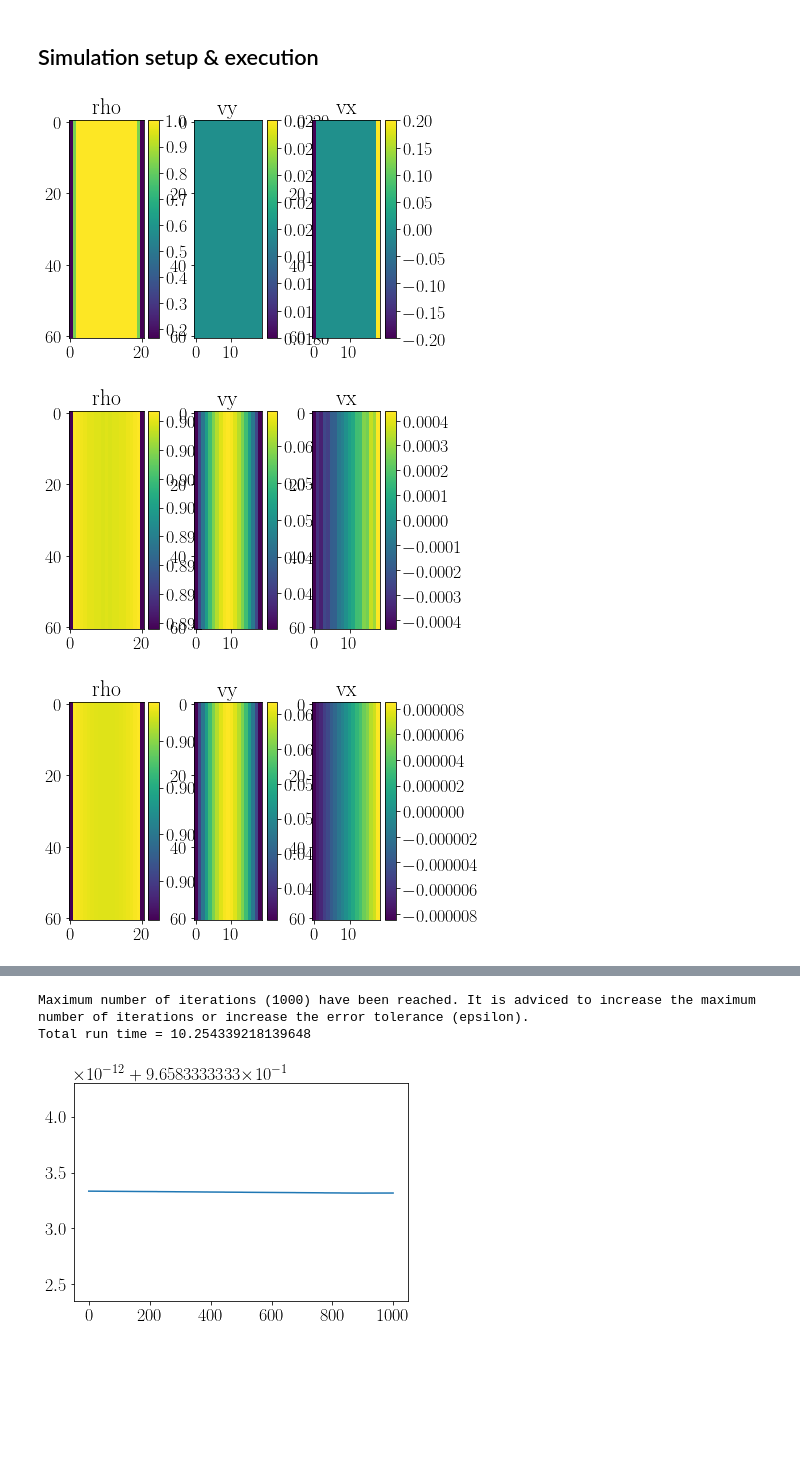
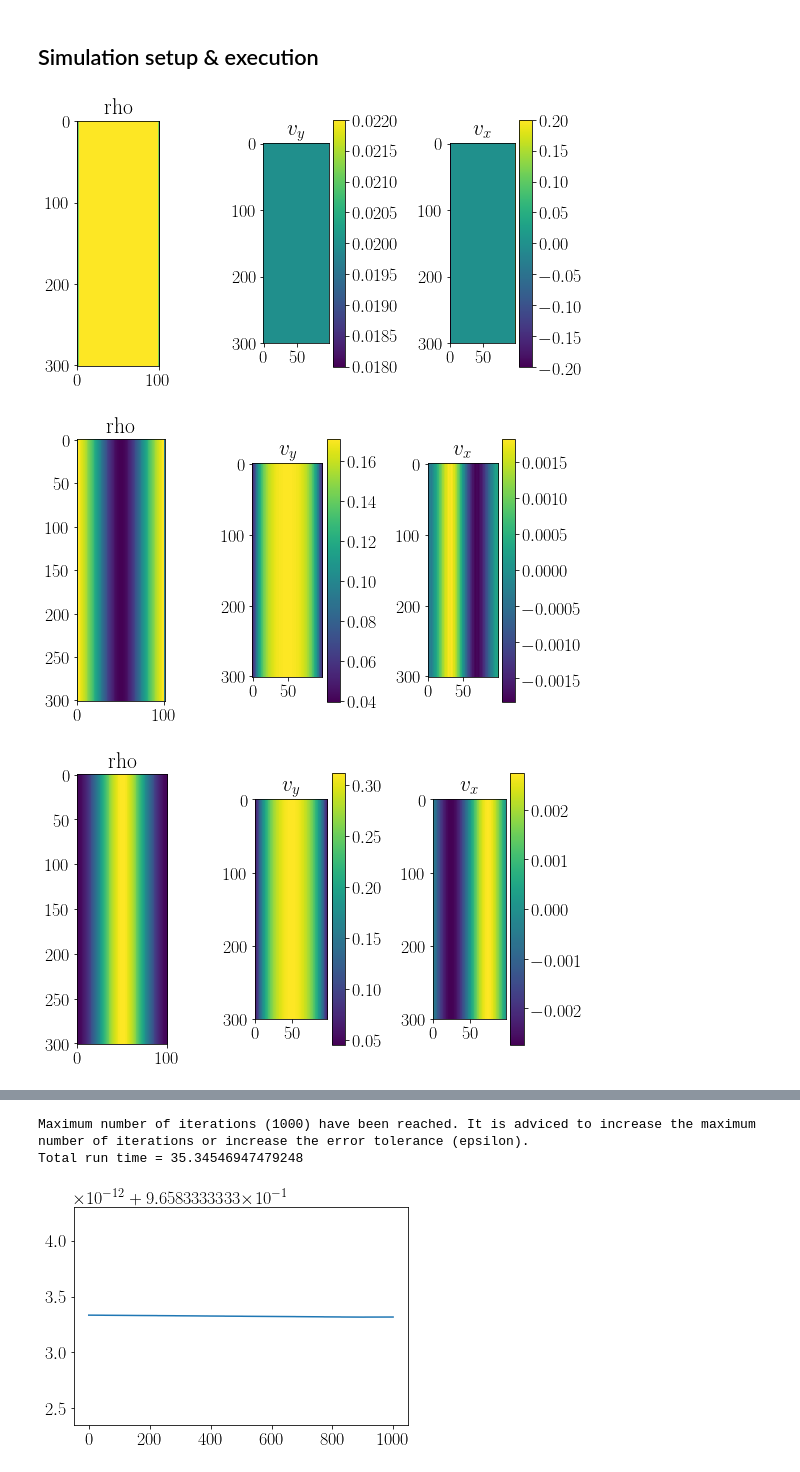
Before and after one commit to VHeusinkveld/CP3-lattice-boltzmann_model, a Jupyter notebook: Excecute_simulation.ipynb, the cells around one changed output, grey strips where cells are left out. Saved outputs shown, nothing was run; the diff lists cells and outputs as text; code cells hidden in the pictures; blank space fills up the shorter version.

```diff
--- a/Excecute_simulation.ipynb
+++ b/Excecute_simulation.ipynb
@@ -14,35 +14,35 @@ start_time = tm.time()
 sim = SimpleNamespace()
 
 # Assign system dimensions/parameters
-sim.L, sim.W = 60, 20
+sim.L, sim.W = 300, 100
 sim.m = 1
 sim.P = 1
 sim.epsilon = 0#0.001
 sim.max_iterations = 1000
 sim.plot_iteration = 100
 sim.nu = 2
 sim.dv = 0.01
 
 # Square obstruction
 sim.obs = 'none' # obstruction type (none, square or cylinder)
 sim.R = int(sim.W/4)
 
 #Load constants
 sim = constants(sim)
 
 # Set data processing parameters
 sim.fig_dir = './figures/'
 sim.save = True
 
 # Actual simulation
 par = boltzmann_sim(sim)
 
 #Reynolds_pipe, Reynolds_obs = Reynolds(sim, par)
 
 end_time = tm.time()
 total_time = end_time - start_time
 print('Total run time =', total_time)
 # %% [output]
-[figure, old version]
+[figure, new version]
-[figure, old version]
+[figure, new version]
-[figure, old version]
+[figure, new version]
@@ -58,5 +58,5 @@ print('Total run time =', total_time)
 Maximum number of iterations (1000) have been reached. It is adviced to increase the maximum number of iterations or increase the error tolerance (epsilon).
-Total run time = 10.254339218139648
+Total run time = 35.34546947479248
 # %%
 plt.plot(par.rho_tot)
 plt.show()
```
Also changed, not shown: parts of 1 cell of this notebook, 5 other files.
